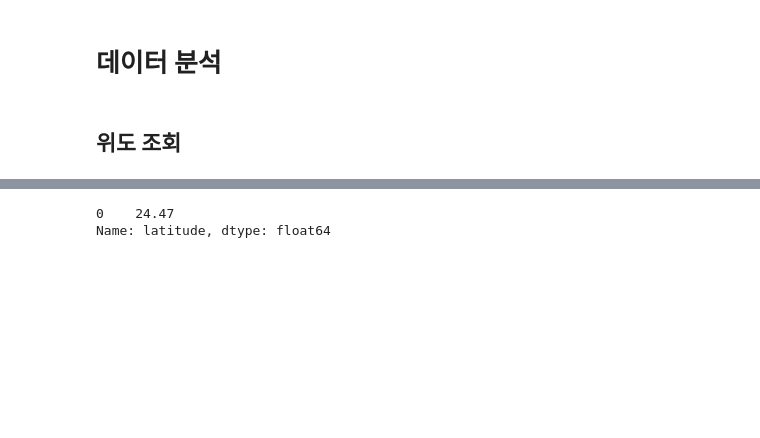
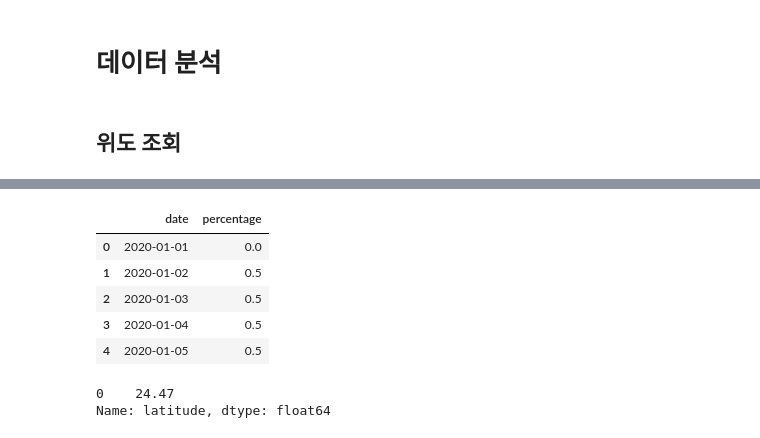
Before and after one commit to BrianK64/Microsoft_AI_School, a Jupyter notebook: DataScience_Tutorial/OverTheMoon_유성우.ipynb, the cells around one changed output, grey strips where cells are left out. Drawn from its saved outputs; the diff is of its cells as text; code cells hidden in the pictures; blank space fills up the shorter version.

Commit message:
OverTheMoon_MeteorShower

```diff
--- a/DataScience_Tutorial/OverTheMoon_유성우.ipynb
+++ b/DataScience_Tutorial/OverTheMoon_유성우.ipynb
@@ -316,6 +325,8 @@ moon_phases
 # %%
 # 각 데이터 프레임에서 불필요한 컬럼 삭제하기
-meteor_showers.drop(["startmonth", "startday", "endmonth", "endday", "hemisphere"], axis=1, inplace = True)
+meteor_showers.drop(["startmonth", "startday", "endmonth", "endday", "hemisphere"], axis=1, inplace=True)
+moon_phases.drop(["month", "day", "moonphase", "specialevent"], axis=1, inplace = True)
+constellations.drop(["besttime"], axis=1, inplace=True)
 # %%
 meteor_showers
 # %% [output]
@@ -358,6 +369,13 @@ constellations
 
 # iterrows()를 사용하여 moon_phases 데이터프레임의 각 행을 순차적으로 반복하면서 행(row)과 그 행의 인덱스(index)를 가져옵니다.
 # 결측값인 경우, lastphase에 저장된 값을 해당 행의 'percentage'에 채워 넣습니다. 즉, 이전에 확인된 마지막 'percentage' 값을 사용하여 결측값을 대체합니다.
+# %%
+lastphase = 0
+for index, row in moon_phases.iterrows():
+    if pd.isnull(row["percentage"]):
+        moon_phases.at[index, "percentage"] = lastphase
+    else:
+        lastphase = row["percentage"]
 # %%
 moon_phases
 # %% [output]
@@ -395,3 +440,12 @@ memory usage: 5.8 KB
+# %%
+moon_phases.head()
+# %% [output]
+|  | date | percentage |
+| 0 | 2020-01-01 | 0.0 |
+| 1 | 2020-01-02 | 0.5 |
+| 2 | 2020-01-03 | 0.5 |
+| 3 | 2020-01-04 | 0.5 |
+| 4 | 2020-01-05 | 0.5 |
 # %%
 # 도시 데이터프레임에서 검색한 열(검색한 도시의 위도)만 가져오기
 # dframe.loc[조건, 가져올 컬럼 이름] 아래는 'Abu Dhabi'의 결과
```
Also changed, not shown: parts of 17 cells of this notebook.
